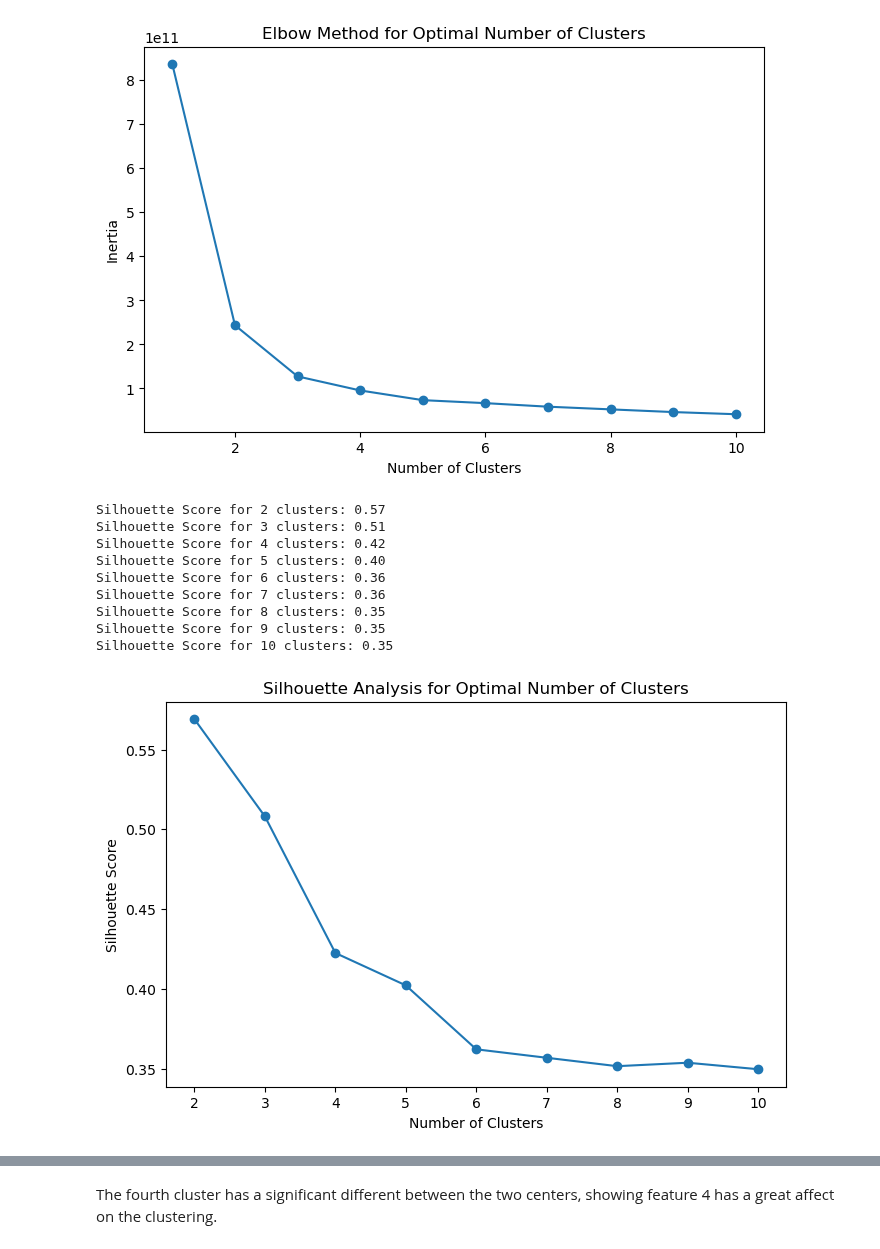
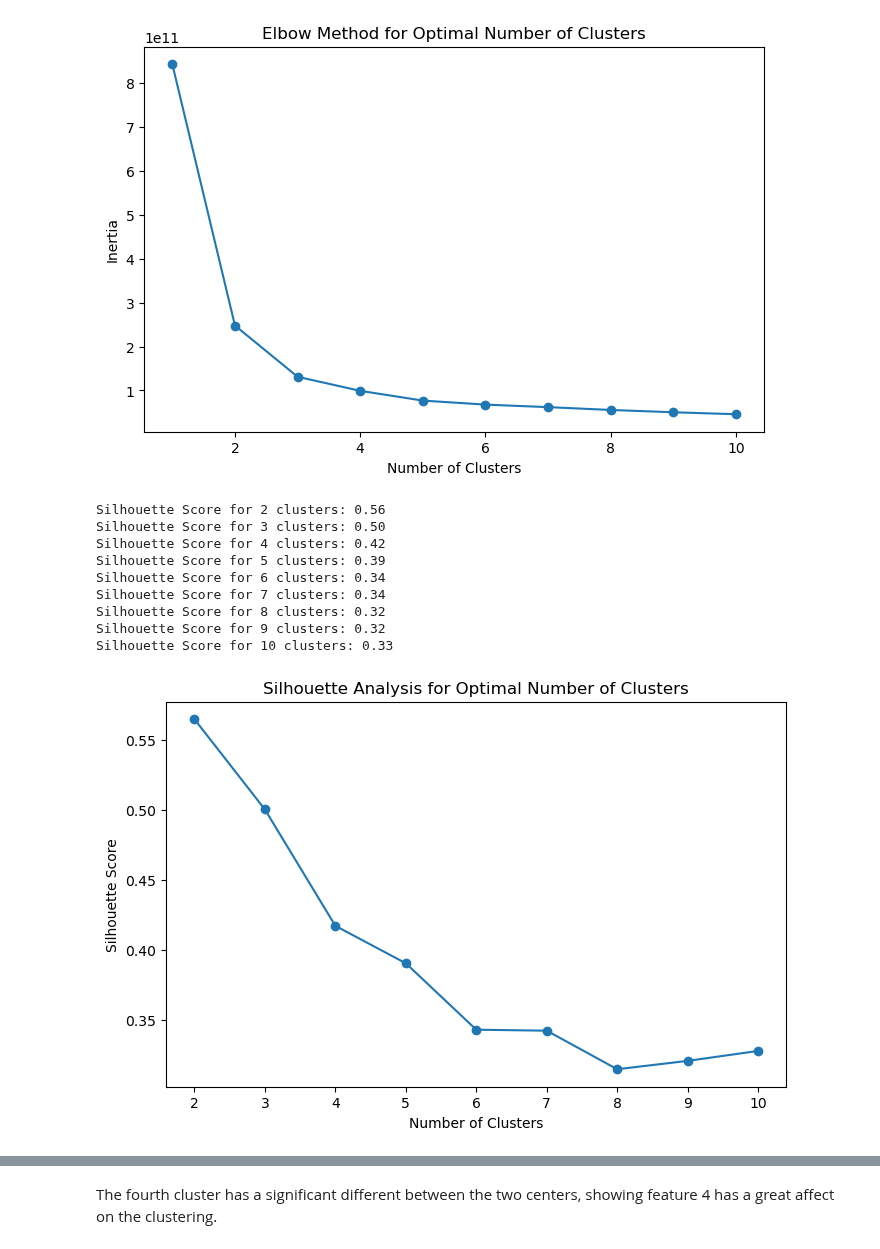
Before and after one commit to stacjstaton/ai-project2-flight-delay-predictions, a Jupyter notebook: jenn_models.ipynb, the cells around one changed output, grey strips where cells are left out. Drawn from its saved outputs; the diff is of its cells as text; code cells hidden in the pictures.

```diff
--- a/jenn_models.ipynb
+++ b/jenn_models.ipynb
@@ -946,10 +946,10 @@ optimized_df.head()
 ### 3. Scale Data Using MinMaxScaler()
 # %%
 from sklearn.preprocessing import MinMaxScaler
-
+X = optimized_df.copy()
 # Apply MinMaxScaler to the DataFrame
 scaler = MinMaxScaler()
-scaled_df = scaler.fit_transform(optimized_df)
+scaled_df = scaler.fit_transform(X)
 print("\nData with Scaled Using MinMaxScaler:\n", scaled_df)
 # %% [output]
 Data with Scaled Using MinMaxScaler:
@@ -963,8 +963,6 @@ Data with Scaled Using MinMaxScaler:
 # %% [markdown]
 ### 4. Fit KMeans and Use the Elbow Method
 # %%
-X = optimized_df
-
 # Use the Elbow Method to find the optimal number of clusters
 inertia = []
 for n in range(1, 11):
@@ -984,35 +982,35 @@ plt.show()
 # %%
 from sklearn.metrics import silhouette_score
 
-X_sampled = X.sample(frac=0.2, random_state=1)
+X_sampled = X.sample(frac=0.1, random_state=1)
 
 # Step 5: Use Silhouette Analysis to evaluate cluster quality
 silhouette_scores = []
 for n in range(2, 11):  # Start from 2 because Silhouette Score requires at least 2 clusters
     kmeans = KMeans(n_clusters=n, random_state=1)
     cluster_labels = kmeans.fit_predict(X_sampled)
     silhouette_avg = silhouette_score(X_sampled, cluster_labels)
     silhouette_scores.append(silhouette_avg)
     print(f"Silhouette Score for {n} clusters: {silhouette_avg:.2f}")
 
 # Plot Silhouette Scores
 plt.figure(figsize=(8, 5))
 plt.plot(range(2, 11), silhouette_scores, marker='o')
 plt.xlabel('Number of Clusters')
 plt.ylabel('Silhouette Score')
 plt.title('Silhouette Analysis for Optimal Number of Clusters')
 plt.show()
 # %% [output]
-Silhouette Score for 2 clusters: 0.57
-Silhouette Score for 3 clusters: 0.51
+Silhouette Score for 2 clusters: 0.56
+Silhouette Score for 3 clusters: 0.50
 Silhouette Score for 4 clusters: 0.42
-Silhouette Score for 5 clusters: 0.40
-Silhouette Score for 6 clusters: 0.36
-Silhouette Score for 7 clusters: 0.36
-Silhouette Score for 8 clusters: 0.35
-Silhouette Score for 9 clusters: 0.35
-Silhouette Score for 10 clusters: 0.35
+Silhouette Score for 5 clusters: 0.39
+Silhouette Score for 6 clusters: 0.34
+Silhouette Score for 7 clusters: 0.34
+Silhouette Score for 8 clusters: 0.32
+Silhouette Score for 9 clusters: 0.32
+Silhouette Score for 10 clusters: 0.33
-[figure, old version]
+[figure, new version]
 # %%
 # Fit the KMeans model using 2 clusters
 kmeans = KMeans(n_clusters=2, random_state=1)
```
Also changed, not shown: parts of 13 cells of this notebook, 1 other file.
